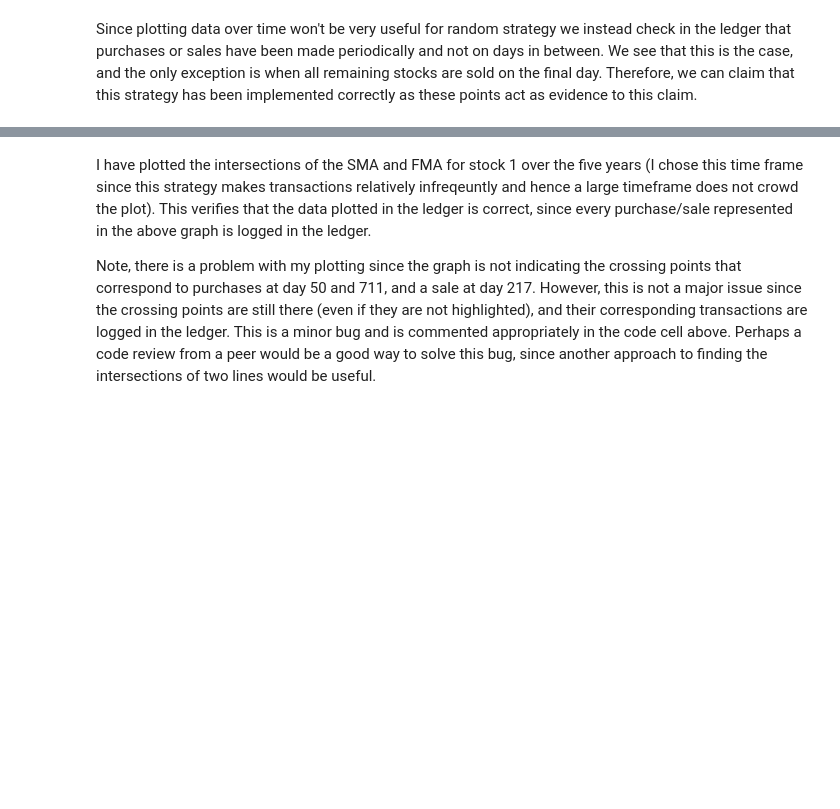
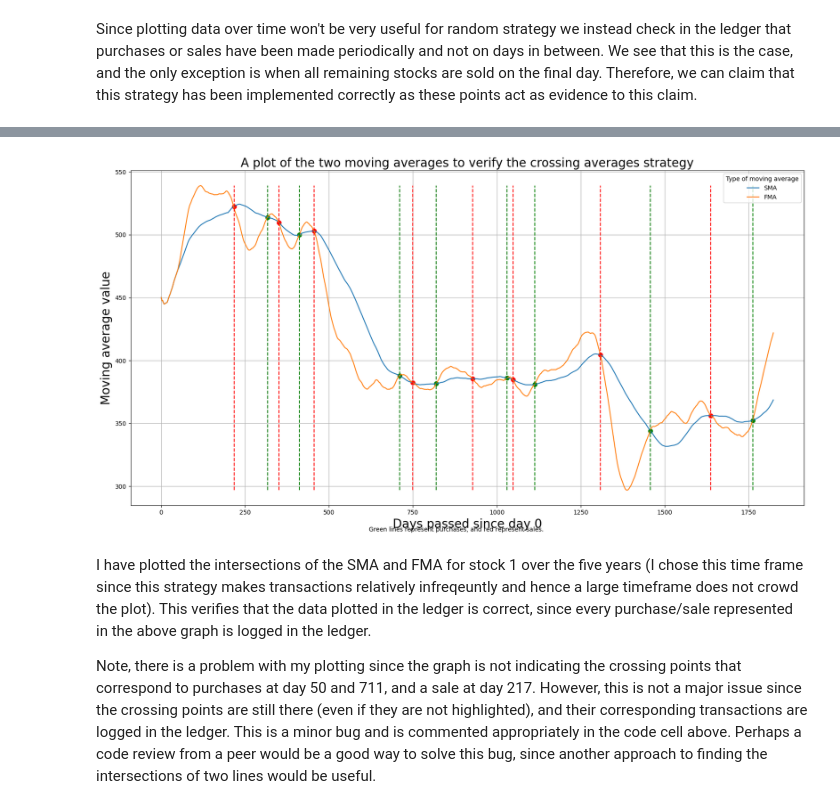
Before and after one commit to MeganRichards1/trading-strategy-evaluation, a Jupyter notebook: project-1-notebook.ipynb, the cells around one changed output, grey strips where cells are left out. Saved outputs shown, nothing was run; the diff lists cells and outputs as text; code cells hidden in the pictures; blank space fills up the shorter version.

Commit message:
updated the method for computing the intersections of the SMA and FMA for stock 1 so that all points are now determined and the bug is fixed.

```diff
--- a/project-1-notebook.ipynb
+++ b/project-1-notebook.ipynb
@@ -140,12 +74,0 @@ The definition of the function `generate_stock_price()` written by your colleagu
-# %%
-import trading.data as data
-
-# Make some data
-N = 2
-p0 = [200, 400]
-v = [1, 2.5]
-stock_prices = np.zeros([1000, N])
-for i in range(N):
-    stock_prices[:, i] = data.generate_stock_price(1000, p0[i], v[i])
-plt.plot(stock_prices)
-plt.show()
@@ -528,20 +360,52 @@ plt.title('A plot of the two moving averages to verify the crossing averages str
 plt.xlabel('Days passed since day 0', fontsize = 20)
 plt.ylabel('Moving average value', fontsize = 20)
 
-intersection = - SMA + FMA
+import numpy as np
 
-for i in range(no_of_days):
-    if intersection[i-1] * intersection[i] < 0:
-        # print(i) here does not return 50, 711 or 217
-        # this is a bug
-        if SMA[i-1] < FMA[i-1]:
-            plt.scatter(i, SMA[i], marker='o', s = 50, color='r', label = 'sale') # have checked these match w ledger
-            plt.vlines(x=i, ymin=0, ymax=max(max(SMA), max(FMA)), colors='r', linestyles='dashed', label=f'{i}')
-        else:
-            plt.scatter(i, SMA[i], marker='o', s = 50, color='g', label = 'purchase') # have checked these match w ledger
-            plt.vlines(x=i, ymin=0, ymax=max(max(SMA), max(FMA)), colors='g', linestyles='dashed', label=f'{i}')
-    else:
-        pass
+## Difference between fast and slow moving averages
+diff = FMA - SMA
+
+# Ignore startup period until long MA is established
+start_idx = 200   # or max(n, m)
+# This means the crossing at day 50 is not detected, but this is expected as the long MA is not established until day 200
+# A 200-day SMA is not fully meaningful until enough data exists. Before roughly day 200, the 200-day average may be incomplete, early values are unstable and fast and slow averages can cluster artificially.
 
 
-plt.show()
+# Slice usable region
+usable = diff[start_idx:].copy()
+
+# Remove NaNs
+usable[np.isnan(usable)] = 0
+
+# Replace zeros with previous nonzero sign
+signs = np.sign(usable)
+
+for i in range(1, len(signs)):
+    if signs[i] == 0:
+        signs[i] = signs[i-1]
+
+# Find sign flips
+crossings = np.where(np.diff(signs) != 0)[0] + 1 + start_idx
+
+for i in crossings:
+
+    # Buy = fast MA crosses above slow MA
+    if diff[i] > diff[i-1]:
+        color = 'g'
+        label = 'purchase'
+    else:
+        color = 'r'
+        label = 'sale'
+
+    plt.scatter(i, SMA[i], marker='o', s=50, color=color)
+
+    plt.vlines(
+        x=i,
+        ymin=min(np.nanmin(SMA), np.nanmin(FMA)),
+        ymax=max(np.nanmax(SMA), np.nanmax(FMA)),
+        colors=color,
+        linestyles='dashed'
+    )
+
+    print("Crossing at day:", i)
+# %% [output]
@@ -548,3 +429,4 @@ plt.show()
+[figure, added]
 # %% [markdown]
 I have plotted the intersections of the SMA and FMA for stock 1 over the five years (I chose this time frame since this strategy makes transactions relatively infreqeuntly and hence a large timeframe does not crowd the plot). This verifies that the data plotted in the ledger is correct, since every purchase/sale represented in the above graph is logged in the ledger.
 
```
Also changed, not shown: parts of 8 cells of this notebook.
